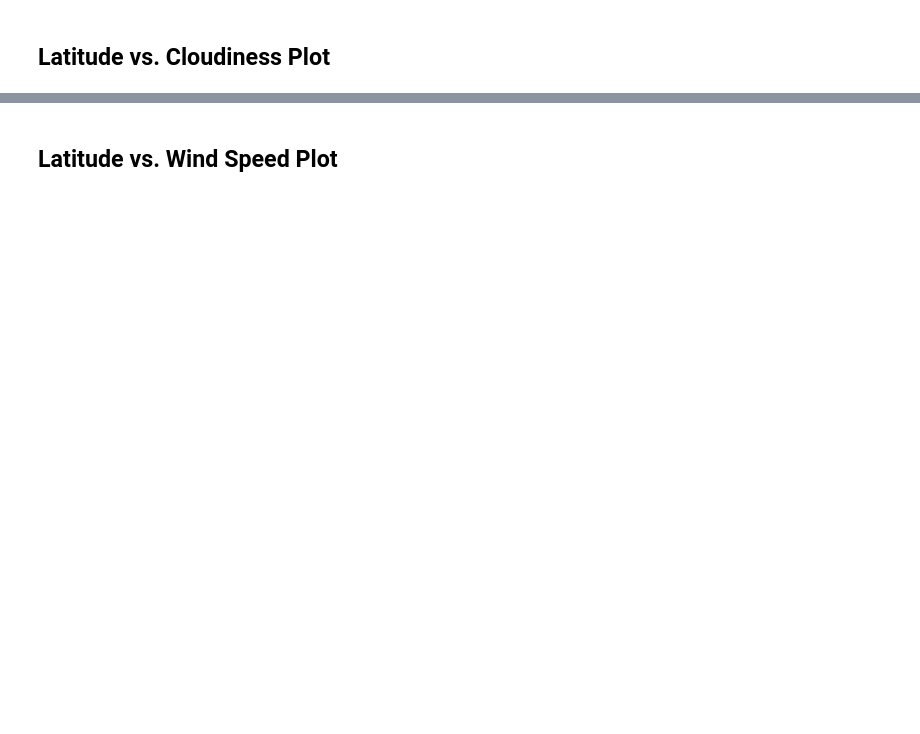
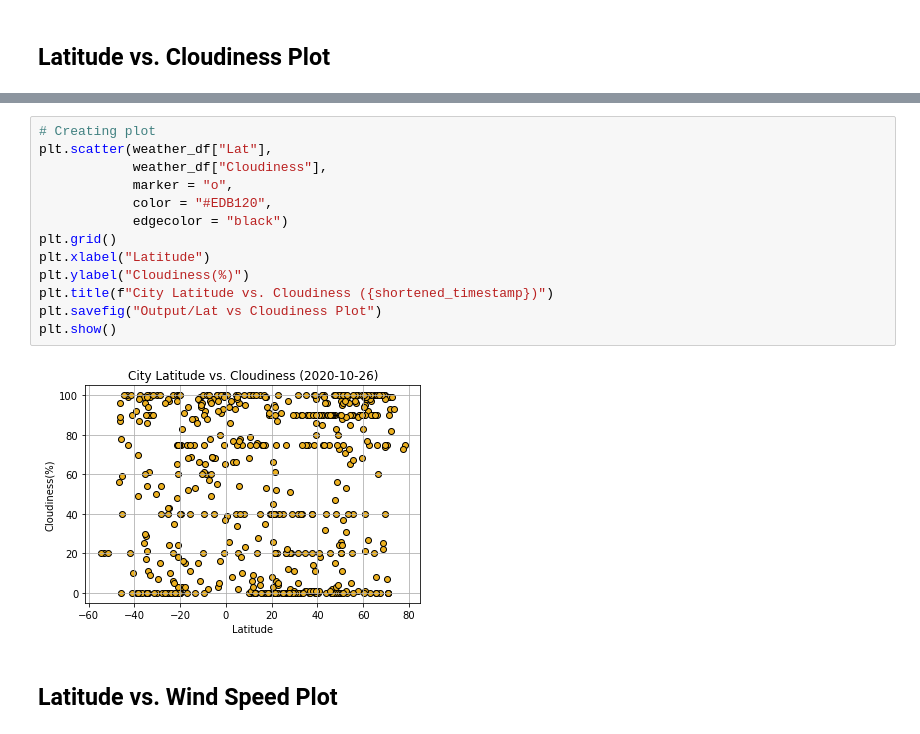
Before and after one commit to anisali01/06-Python-API-Challenge, a Jupyter notebook: WeatherPy.ipynb, the cells around one changed output, grey strips where cells are left out. Drawn from its saved outputs; the diff is of its cells as text; blank space fills up the shorter version.

```diff
--- a/WeatherPy.ipynb
+++ b/WeatherPy.ipynb
@@ -157,2 +214,17 @@ Int64Index([], dtype='int64')
+# %%
+# Creating plot
+plt.scatter(weather_df["Lat"],
+            weather_df["Cloudiness"],
+            marker = "o",
+            color = "#EDB120",
+            edgecolor = "black")
+plt.grid()
+plt.xlabel("Latitude")
+plt.ylabel("Cloudiness(%)")
+plt.title(f"City Latitude vs. Cloudiness ({shortened_timestamp})")
+plt.savefig("Output/Lat vs Cloudiness Plot")
+plt.show()
+# %% [output]
+[figure, added]
 # %% [markdown]
 ## Latitude vs. Wind Speed Plot
```
Also changed, not shown: parts of 38 cells of this notebook.
